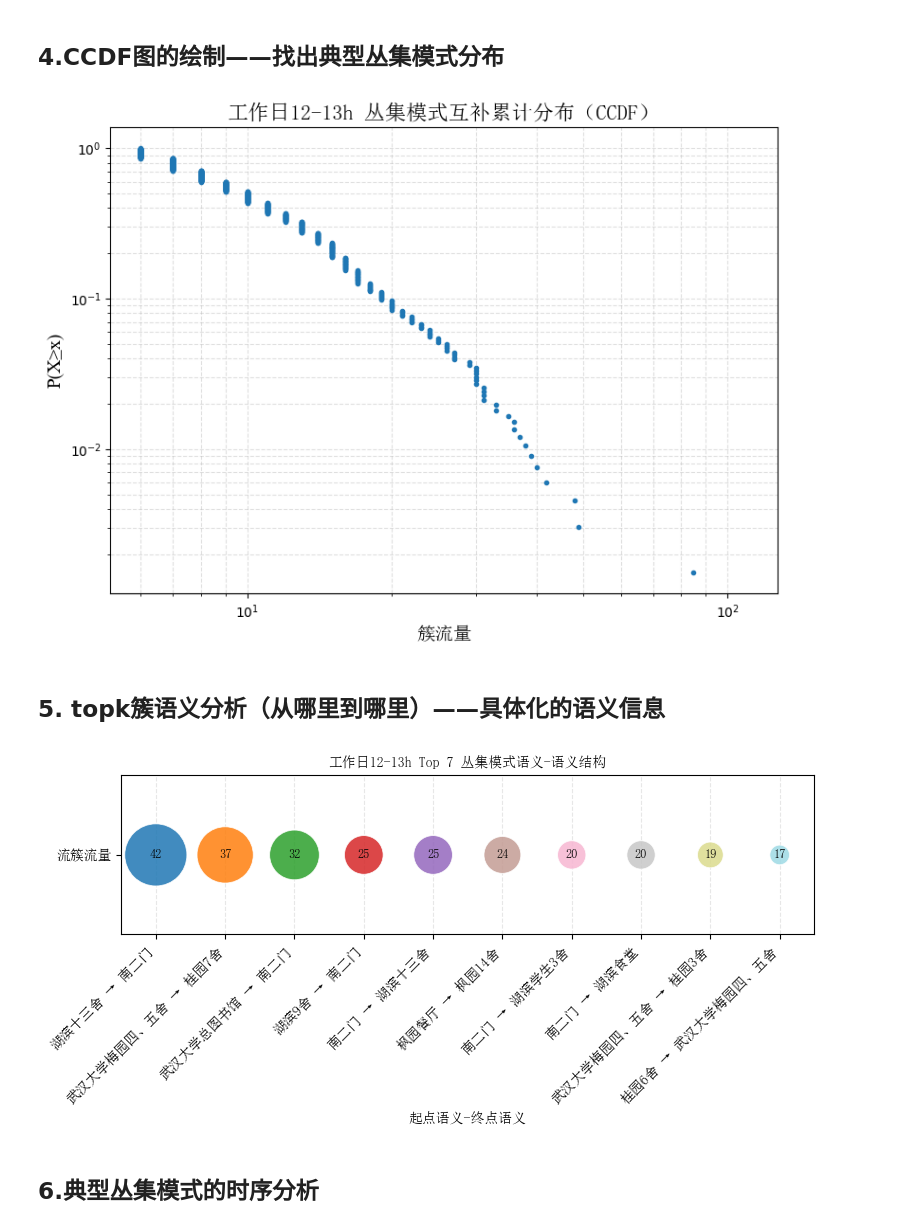
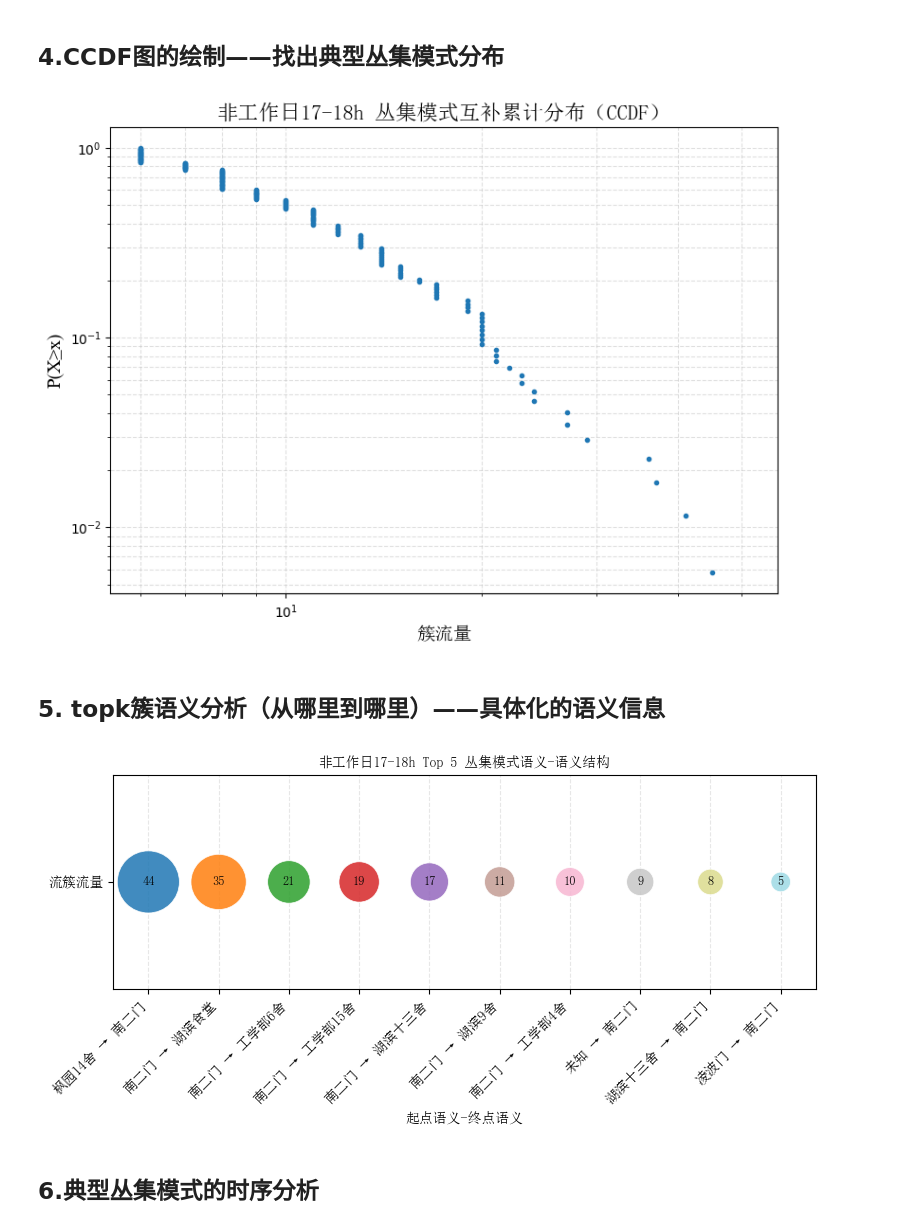
Before and after one commit to LinYuQi00/shared_bike_pattern_mining, a Jupyter notebook: 01_cluster_pattern_analysis.ipynb, the cells around one changed output. Saved outputs shown, nothing was run; the diff lists cells and outputs as text; code cells hidden in the pictures.

```diff
--- a/01_cluster_pattern_analysis.ipynb
+++ b/01_cluster_pattern_analysis.ipynb
@@ -406,6 +406,6 @@ def plot_category_flow_matrix(
 
     return fig
 # %%
-fig = plot_category_flow_matrix(r"H:\code\shared_bike_pattern_mining\data\24_weekday_weekend_clusters\od_flow_cluster_工作日_12.csv")
-fig.savefig("01_category_flow_matrix_12.png", dpi=500)
+fig = plot_category_flow_matrix(r"H:\code\shared_bike_pattern_mining\data\24_weekday_weekend_clusters\od_flow_cluster_非工作日_17.csv")
+fig.savefig("01_category_flow_matrix_17_weekend.png", dpi=500)
 # %% [output]
@@ -491,7 +491,7 @@ def plot_cluster_flow_ccdf(
 
     ax.set_xlabel("簇流量", fontproperties=font_cn,fontsize=14)
     ax.set_ylabel("P(X≥x)", fontproperties=font_en,fontsize=14)
-    ax.set_title("工作日12-13h 丛集模式互补累计分布（CCDF）", fontproperties=font_cn,fontsize=16)
+    ax.set_title("非工作日17-18h 丛集模式互补累计分布（CCDF）", fontproperties=font_cn,fontsize=16)
 
     ax.grid(True, which="both", linestyle="--", alpha=0.4)
 
@@ -499,10 +499,10 @@ def plot_cluster_flow_ccdf(
 
     return fig
 # %%
-fig = plot_cluster_flow_ccdf(r"H:\code\shared_bike_pattern_mining\data\24_weekday_weekend_clusters\od_flow_cluster_工作日_12.csv")
-fig.savefig("01_cluster_flow_ccdf_工作日_12.png", dpi=500)
+fig = plot_cluster_flow_ccdf(r"H:\code\shared_bike_pattern_mining\data\24_weekday_weekend_clusters\od_flow_cluster_非工作日_17.csv")
+fig.savefig("01_cluster_flow_ccdf_非工作日_17.png", dpi=500)
 # %% [output]
-[figure, old version]
+[figure, new version]
 # %% [markdown]
 ## 5. topk簇语义分析（从哪里到哪里）——具体化的语义信息
 # %%
@@ -648,7 +648,7 @@ def plot_cluster_semantic_bubble_matrix(
 
     ax.set_xlabel("起点语义-终点语义", fontproperties=font_cn)
     ax.set_title(
-        f"工作日12-13h Top {top_k} 丛集模式语义-语义结构",
+        f"非工作日17-18h Top {top_k} 丛集模式语义-语义结构",
         fontproperties=font_cn
     )
 
@@ -659,14 +659,14 @@ def plot_cluster_semantic_bubble_matrix(
     return fig
 # %%
 fig = plot_cluster_semantic_bubble_matrix(
-    file_path=r"H:\code\shared_bike_pattern_mining\data\24_weekday_weekend_clusters\od_flow_cluster_工作日_12.csv",
-    top_k=7,
+    file_path=r"H:\code\shared_bike_pattern_mining\data\24_weekday_weekend_clusters\od_flow_cluster_非工作日_17.csv",
+    top_k=5,
     max_semantic_pairs=10
 )
 
-fig.savefig("01-cluster_semantic_bubble_matrix.png", dpi=500)
+fig.savefig("01_cluster_semantic_bubble_matrix_非工作日_17.png", dpi=500)
 # %% [output]
-[figure, old version]
+[figure, new version]
 # %% [markdown]
 ## 6.典型丛集模式的时序分析
 # %%
```
Also changed, not shown: parts of 3 cells of this notebook, 10 other files.
